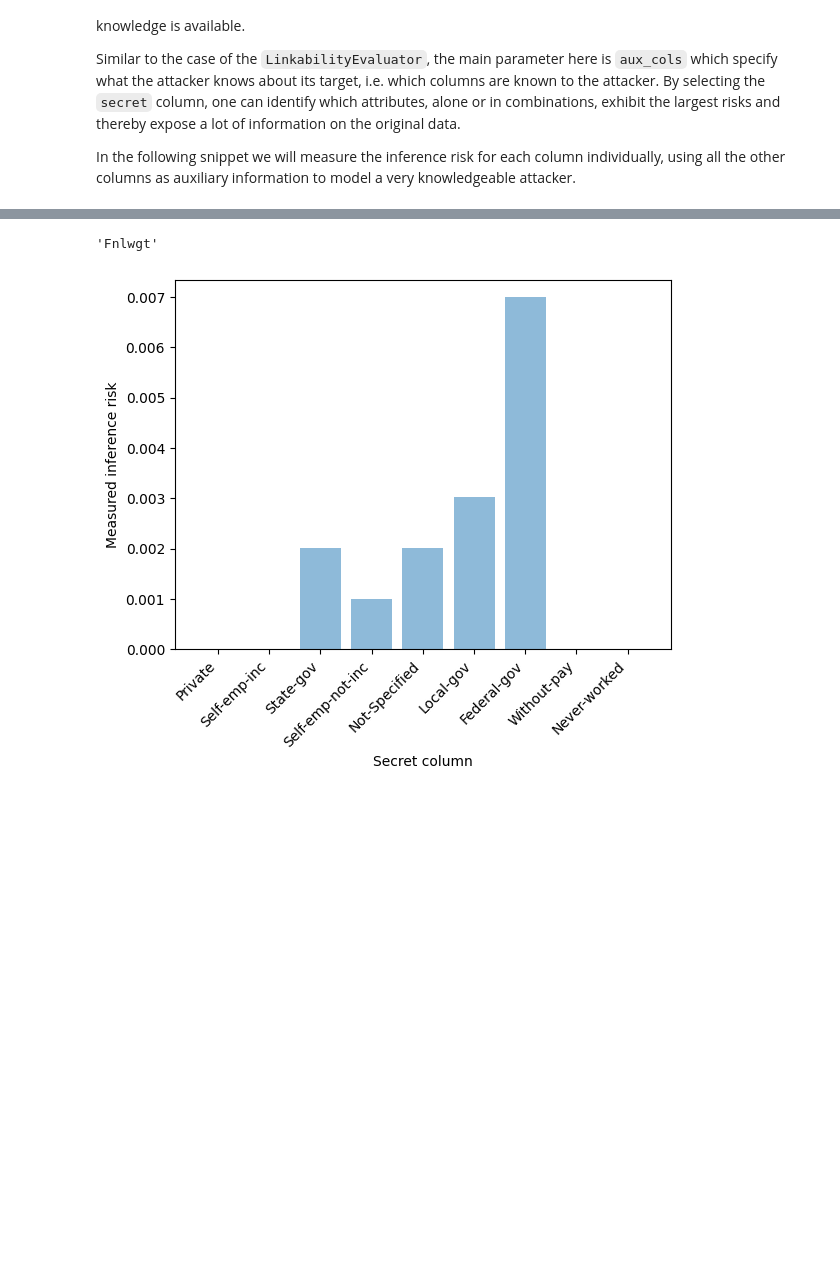
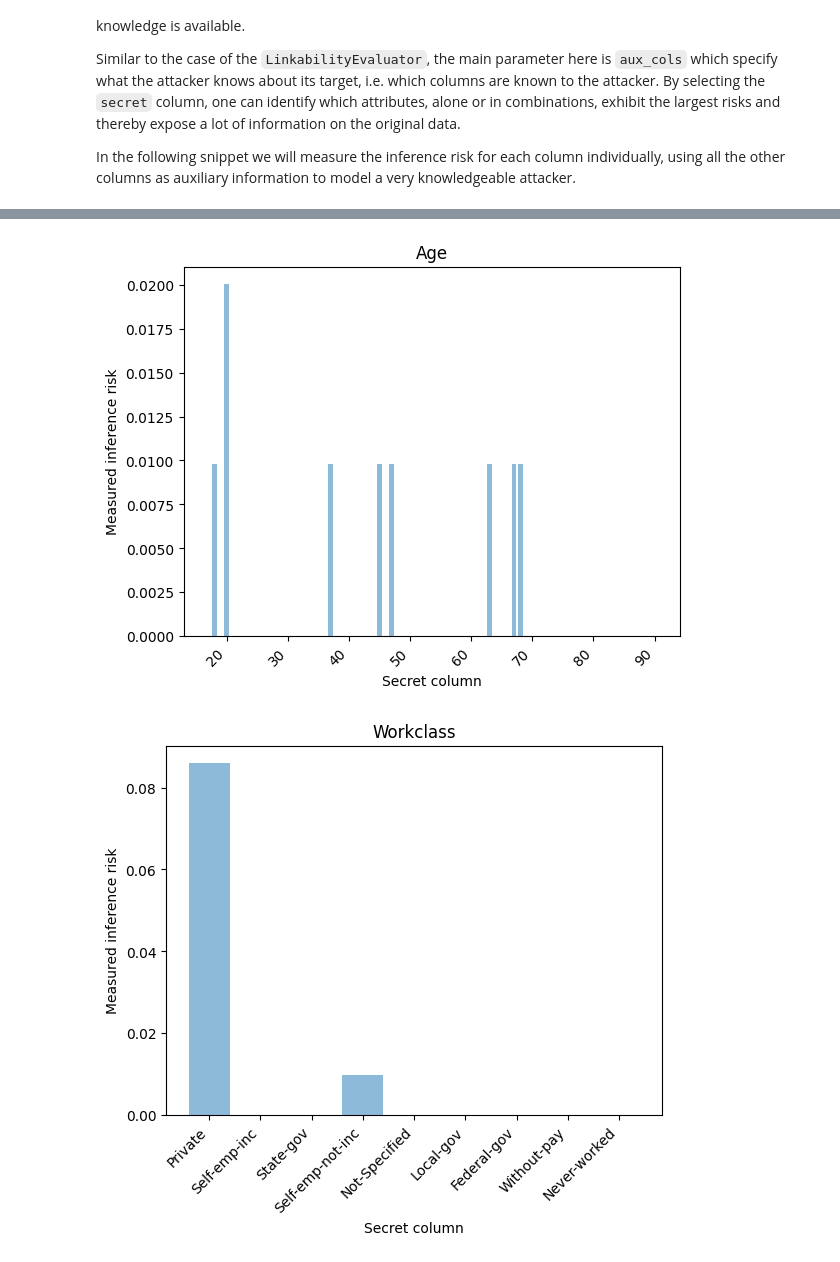
Before and after one commit to itrajanovska/anonymeter, a Jupyter notebook: notebooks/test_inference.ipynb, the cells around one changed output, grey strips where cells are left out. Cells and saved outputs as stored; diff of their text form; code cells hidden in the pictures; blank space fills up the shorter version.

```diff
--- a/notebooks/test_inference.ipynb
+++ b/notebooks/test_inference.ipynb
@@ -46,7 +46,7 @@ Similar to the case of the `LinkabilityEvaluator`, the main parameter here is `a
 
 In the following snippet we will measure the inference risk for each column individually, using all the other columns as auxiliary information to model a very knowledgeable attacker.
 # %%
-columns = ori.columns[:3]
+columns = ori.columns[:5]
 results = []
 
 results_for_groups = {}
@@ -55,12 +55,17 @@ for secret in columns:
 
     aux_cols = [col for col in columns if col != secret]
 
+    regression = True if ori[secret].dtype.kind in 'iuf' else False
+
     evaluator = InferenceEvaluator(ori=ori,
                                    syn=syn,
                                    control=control,
                                    aux_cols=aux_cols,
                                    secret=secret,
-                                   n_attacks=1000)
+#                                    n_attacks=ori.shape[0],
+                                   n_attacks=100,
+                                   regression = regression,
+                                   nn="neural_network")
     evaluator.evaluate(n_jobs=-2)
     results_for_groups[secret] = evaluator.risk_for_groups()
     results.append((secret, evaluator.results()))
@@ -67,19 +90,18 @@ for secret in columns:
-# %%
-secret
-# %% [output]
-'Fnlwgt'
 # %%
-worklass_res = results_for_groups["Workclass"]
+for secret in columns:
+    curr_res = results_for_groups[secret]
 
-fig, ax = plt.subplots()
+    fig, ax = plt.subplots()
 
-risks = [res["risk"].value for _, res in worklass_res.items()]
-columns = [key for key,_ in worklass_res.items()]
+    risks = [res["risk"].value for _, res in curr_res.items()]
+    columns = [key for key,_ in curr_res.items()]
 
-ax.bar(x=columns, height=risks, alpha=0.5, ecolor='black', capsize=10)
+    ax.bar(x=columns, height=risks, alpha=0.5, ecolor='black', capsize=10)
 
-plt.xticks(rotation=45, ha='right')
-ax.set_ylabel("Measured inference risk")
-_ = ax.set_xlabel("Secret column")
+    plt.xticks(rotation=45, ha='right')
+    plt.title(secret)
+    ax.set_ylabel("Measured inference risk")
+    _ = ax.set_xlabel("Secret column")
 # %% [output]
-[figure, old version]
+[figure, new version]
+[figure, added]
```
Also changed, not shown: parts of 3 cells of this notebook, 3 other files.
